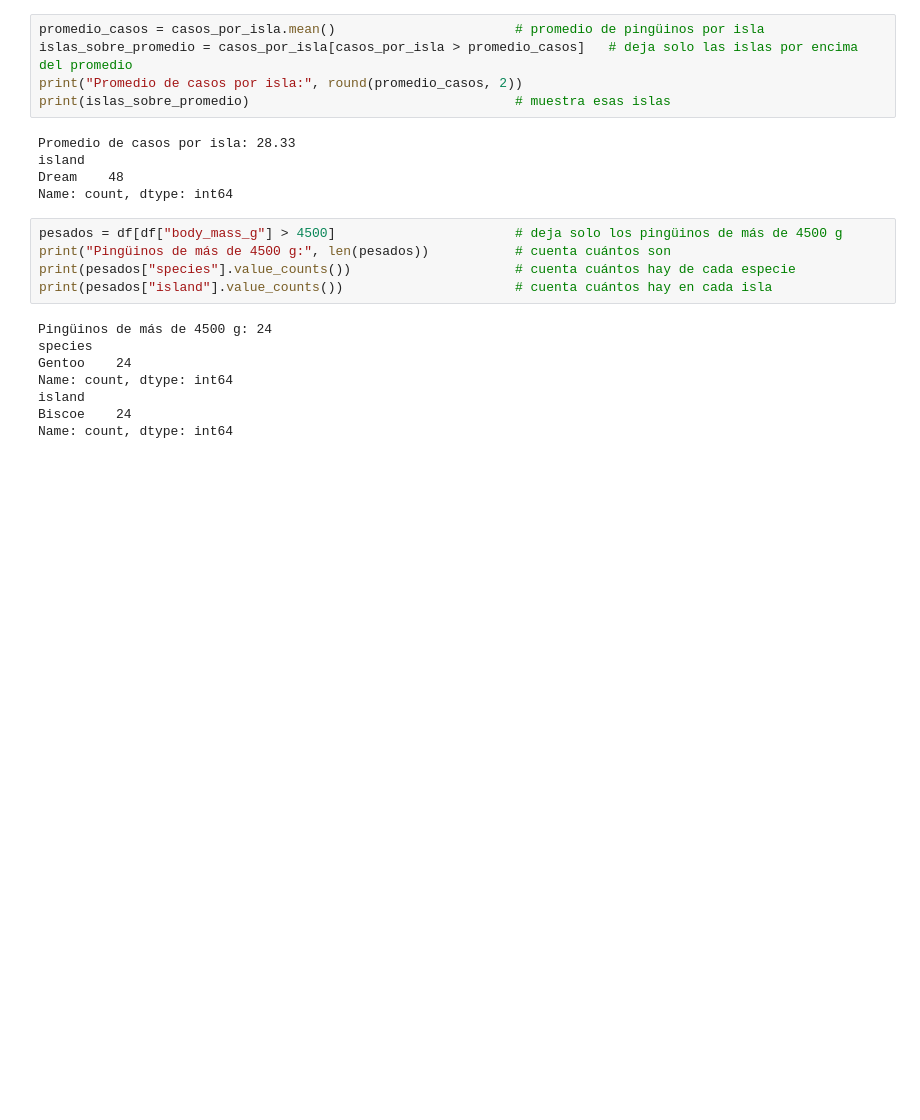
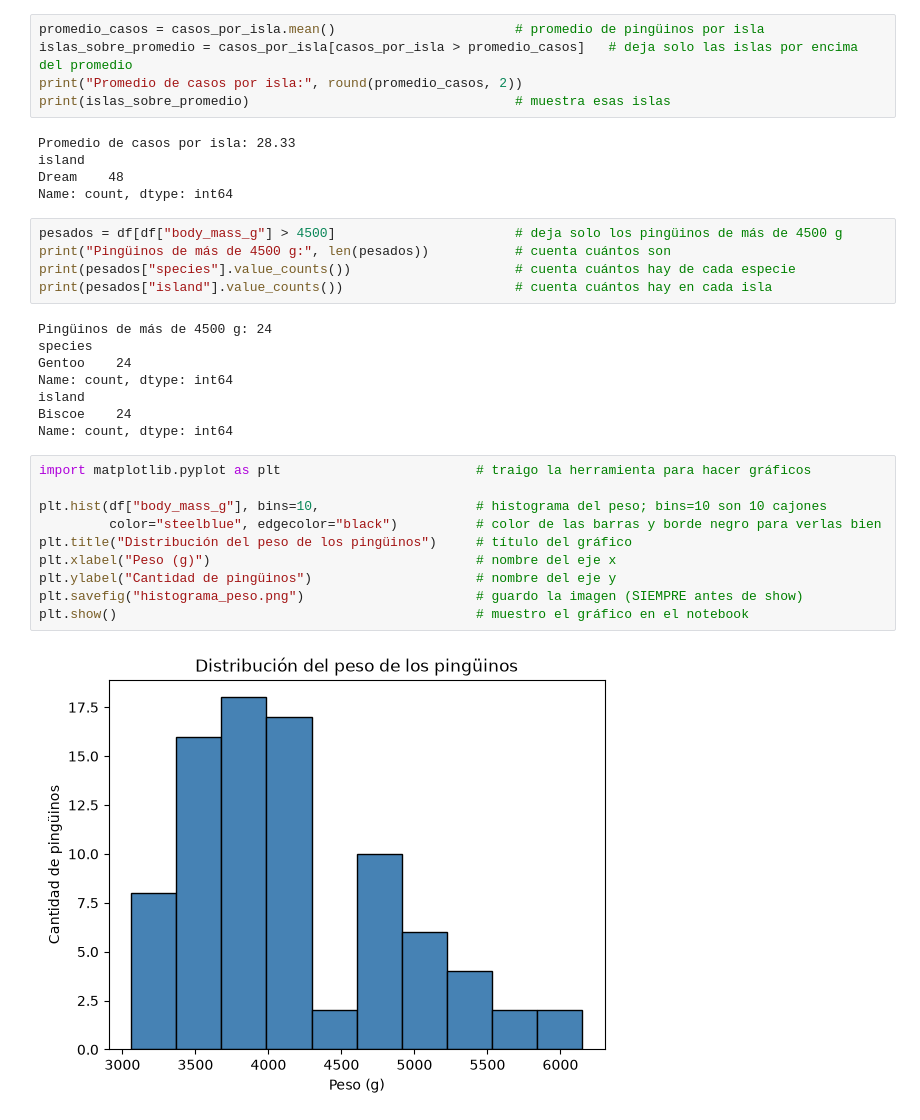
Before and after one commit to mariagonzalezh-commits/Desafio-, a Jupyter notebook: desafiojessymafe.ipynb, the cells around one changed output. Saved outputs shown, nothing was run; the diff lists cells and outputs as text; blank space fills up the shorter version.

Commit message:
Agrega graficos con Matplotlib

```diff
--- a/desafiojessymafe.ipynb
+++ b/desafiojessymafe.ipynb
@@ -79,3 +79,15 @@ Name: count, dtype: int64
 island
 Biscoe    24
 Name: count, dtype: int64
+# %%
+import matplotlib.pyplot as plt                         # traigo la herramienta para hacer gráficos
+
+plt.hist(df["body_mass_g"], bins=10,                    # histograma del peso; bins=10 son 10 cajones
+         color="steelblue", edgecolor="black")          # color de las barras y borde negro para verlas bien
+plt.title("Distribución del peso de los pingüinos")     # título del gráfico
+plt.xlabel("Peso (g)")                                  # nombre del eje x
+plt.ylabel("Cantidad de pingüinos")                     # nombre del eje y
+plt.savefig("histograma_peso.png")                      # guardo la imagen (SIEMPRE antes de show)
+plt.show()                                              # muestro el gráfico en el notebook
+# %% [output]
+[figure, added]
```
Also changed, not shown: parts of 2 cells of this notebook, 3 other files.
